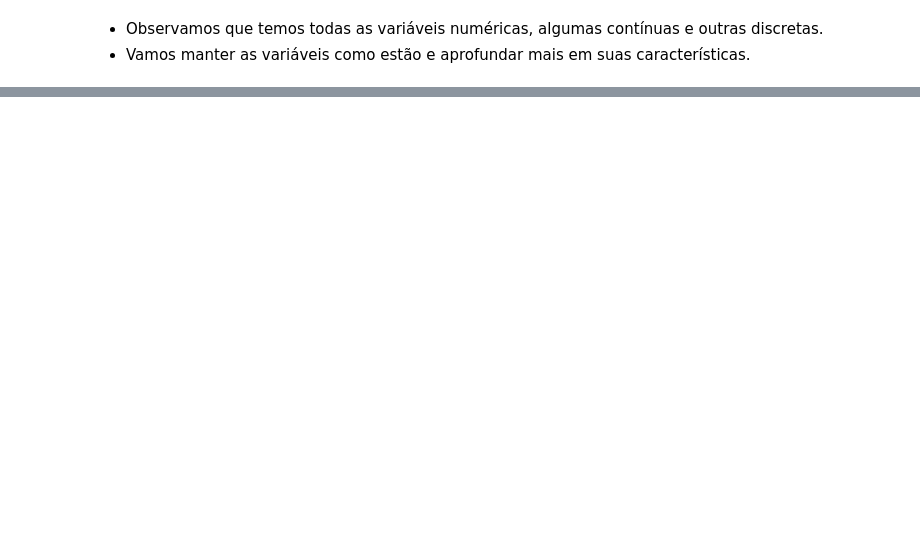
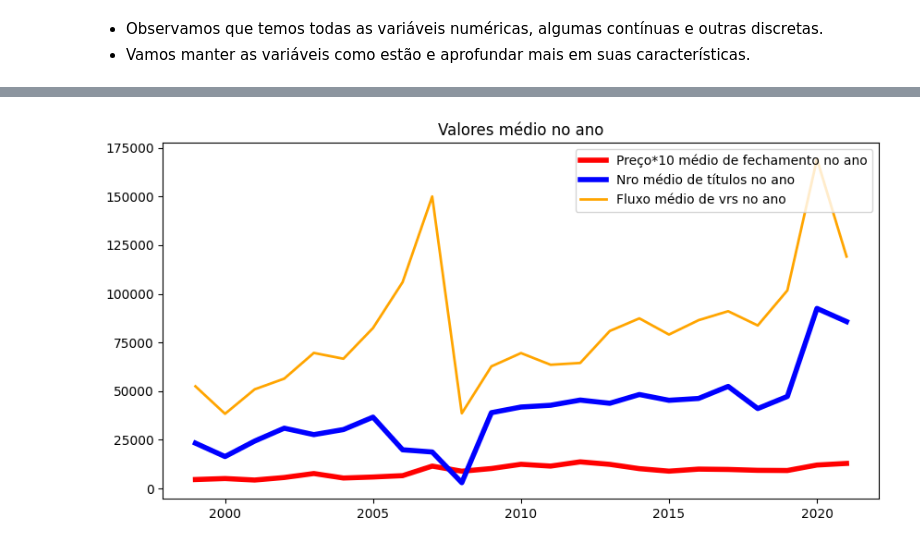
Before and after one commit to jairobernardesjunior/019_Financial_reinforcement_project_soybean_buy_sell_hold, a Jupyter notebook: 01 scvm_analisa.ipynb, the cells around one changed output, grey strips where cells are left out. Saved outputs shown, nothing was run; the diff lists cells and outputs as text; code cells hidden in the pictures; blank space fills up the shorter version.

```diff
--- a/01 scvm_analisa.ipynb
+++ b/01 scvm_analisa.ipynb
@@ -325,0 +190,12 @@ plt.show()
+# %%
+# montando a query para agrupar a soma dos valores por cluster
+from pandasql import sqldf
+
+df_fim_ano = sqldf(
+             " select Year, max(Date) as Date_group, avg(Close) as Close_group," \
+             "        avg(Volume) as Volume_group, avg(Open_Interest) as Open_Interest_group"
+             " from df_soy " \
+             " where Month = 12 " \
+             " group by 1 " \
+             " order by 1 "
+             )
@@ -326,2 +222,18 @@ plt.show()
+# %%
+# plot da cotação do preço da cenoura de verão AAA e inverno A com a variação da temperatura x10 para melhor comparar
+# a variação entre o Preço e a Temperatura os dados que serão plotados são os originais, sem a normalização
+fig,ax = plt.subplots(ncols=1,figsize=(10,5))
+
+plt.plot(df_fim_ano.Year, df_fim_ano.Close_group*10, label = "Preço*10 médio de fechamento no ano", linewidth=4, color='red')
+plt.plot(df_fim_ano.Year, df_fim_ano.Volume_group, label = "Nro médio de títulos no ano", linewidth=4, color='blue')
+plt.plot(df_fim_ano.Year, df_fim_ano.Open_Interest_group, label = "Fluxo médio de vrs no ano", linewidth=2, color='orange')
+
+plt.title('Valores médio no ano')
+plt.legend()
+
+plt.savefig('grafic_image/valores_medio_ano.png', format='png')
+plt.show()
+# %% [output]
+[figure, added]
 # %%
 # salva os dados tratados em arquivo csv organizado pelo índice
```
Also changed, not shown: parts of 40 cells of this notebook, 4 other files.
